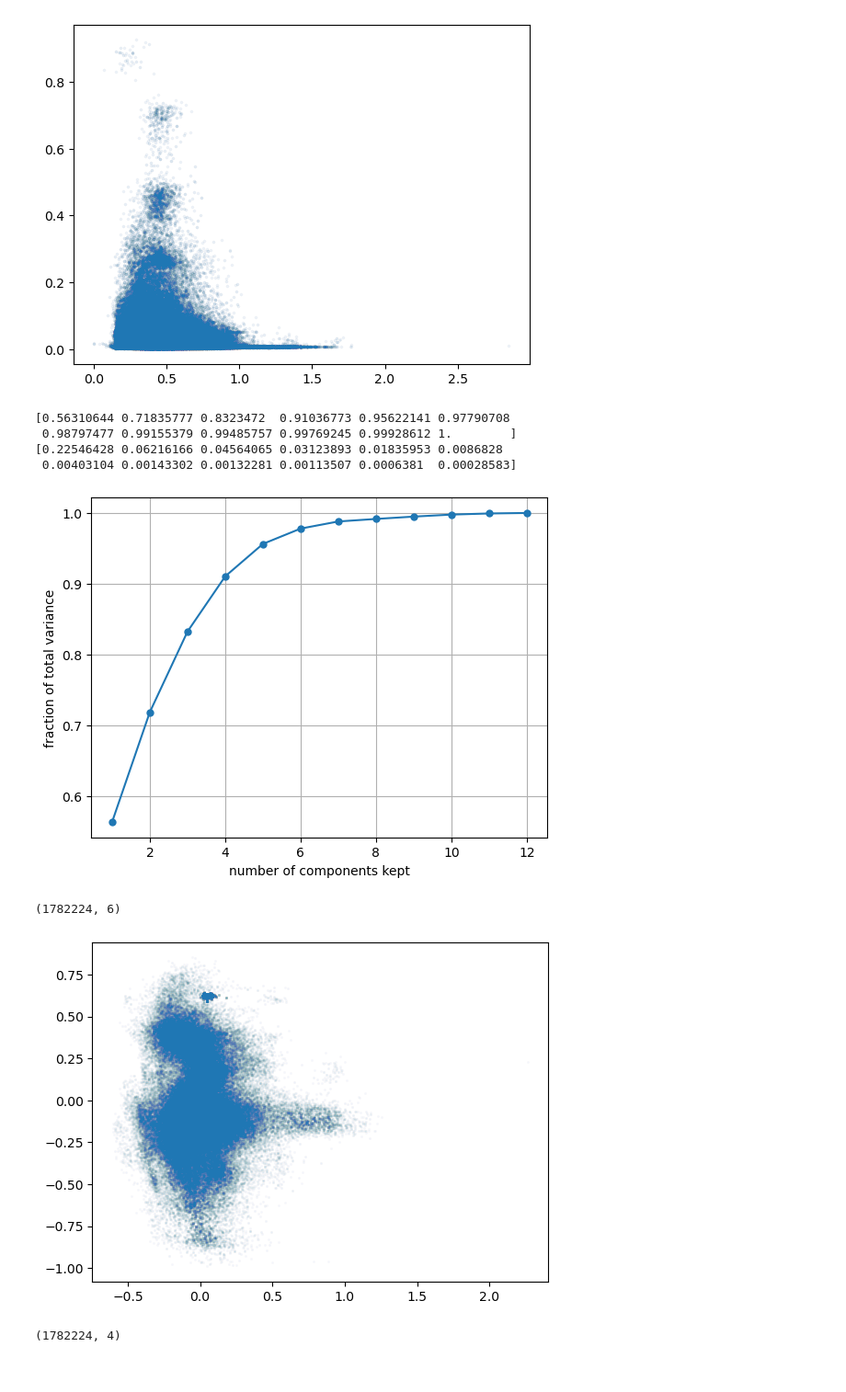
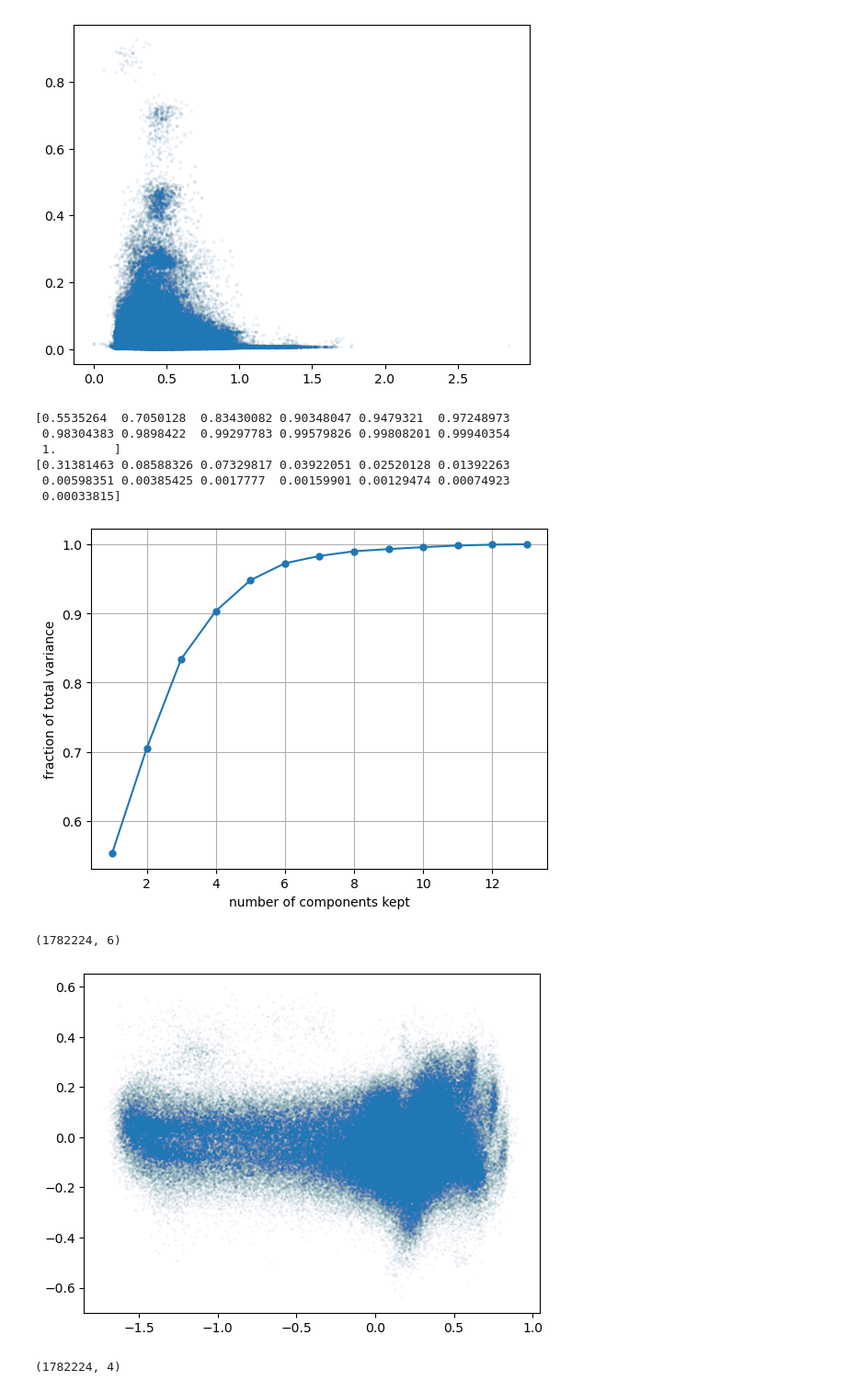
Before and after one commit to bjacobell/gbt-hdbscan, a Jupyter notebook: centroid_clustering_kmeans.ipynb, the cells around one changed output. Shown at 92% size. Drawn from its saved outputs; the diff is of its cells as text; code cells hidden in the pictures.

```diff
--- a/centroid_clustering_kmeans.ipynb
+++ b/centroid_clustering_kmeans.ipynb
@@ -14,7 +14,7 @@ import umap
 from sklearn.manifold import TSNE # https://distill.pub/2016/misread-tsne/
 %matplotlib inline
 # %%
-cci = np.load('/datax/scratch/benjb/C23_L_non_anom_centroid_idxs.npy', allow_pickle=True)
-ccc = np.load('/datax/scratch/benjb/C23_L_non_anom_centroids.npy', allow_pickle=True)
+cci = np.load('/datax/scratch/benjb/C23_L_M31_injections/HDBSCAN/non_anom_centroid_idxs.npy', allow_pickle=True)
+ccc = np.load('/datax/scratch/benjb/C23_L_M31_injections/HDBSCAN/non_anom_centroids.npy', allow_pickle=True)
 print(ccc.shape)
 # %% [output]
@@ -42,11 +42,13 @@ plt.ylabel('fraction of total variance')
 plt.xlabel('number of components kept')
 plt.show()
 # %% [output]
-[0.56310644 0.71835777 0.8323472  0.91036773 0.95622141 0.97790708
- 0.98797477 0.99155379 0.99485757 0.99769245 0.99928612 1.        ]
-[0.22546428 0.06216166 0.04564065 0.03123893 0.01835953 0.0086828
- 0.00403104 0.00143302 0.00132281 0.00113507 0.0006381  0.00028583]
+[0.5535264  0.7050128  0.83430082 0.90348047 0.9479321  0.97248973
+ 0.98304383 0.9898422  0.99297783 0.99579826 0.99808201 0.99940354
+ 1.        ]
+[0.31381463 0.08588326 0.07329817 0.03922051 0.02520128 0.01392263
+ 0.00598351 0.00385425 0.0017777  0.00159901 0.00129474 0.00074923
+ 0.00033815]
-[figure, old version]
+[figure, new version]
 # %%
 X_reduced = PCA(n_components=6, svd_solver='full').fit_transform(X)
 X_reduced_4 = PCA(n_components=3, svd_solver='full').fit_transform(X)
@@ -55,10 +57,10 @@ X_reduced.shape
 # %% [output]
 (1782224, 6)
 # %%
-plt.scatter(X_reduced[:,4], X_reduced[:,1], s=3, linewidths=0, alpha=0.01)
+plt.scatter(X_reduced[:,0], X_reduced[:,5], s=3, linewidths=0, alpha=0.01)
 plt.show()
 # %% [output]
-[figure, old version]
+[figure, new version]
 # %%
 X_reduced[:,:4].shape
 # %% [output]
```
Also changed, not shown: parts of 19 cells of this notebook, 6 other files.
